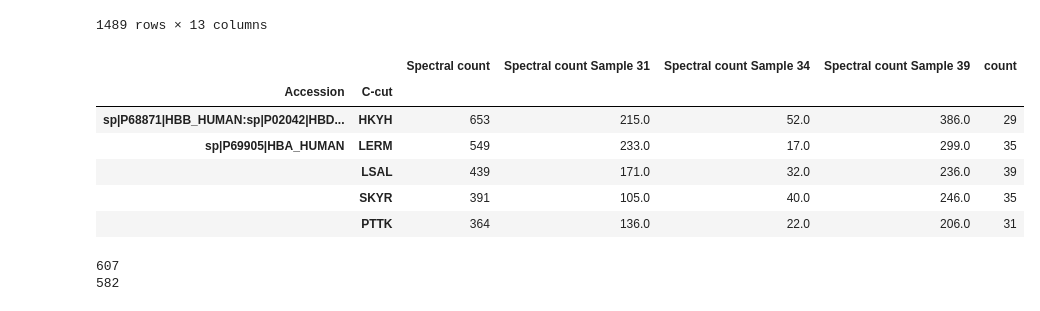
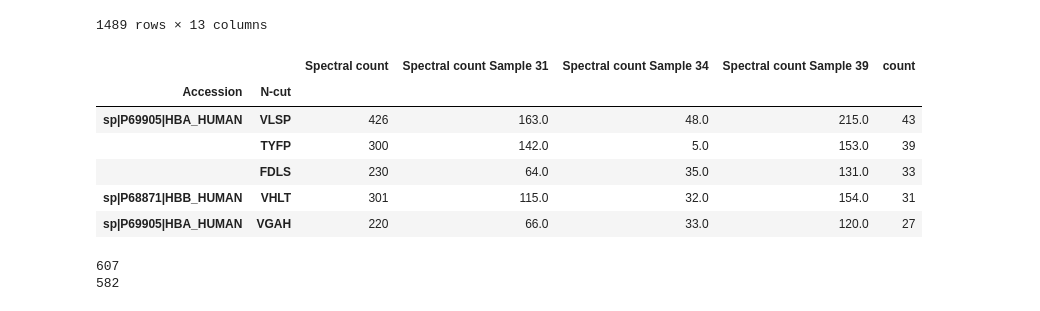
Before and after one commit to ErikHartman/peptidomic_py, a Jupyter notebook: in_group_analysis_erik.ipynb, the cells around one changed output. Saved outputs shown, nothing was run; the diff lists cells and outputs as text; code cells hidden in the pictures.

```diff
--- a/in_group_analysis_erik.ipynb
+++ b/in_group_analysis_erik.ipynb
@@ -555,23 +545,23 @@ df.sort_values(['Spectral count'], ascending=False)
 # %%
 #Here we sort on the C and N-cut
 
 df_N=df.groupby(['Accession', 'N-cut']).sum()
 df_N=df_N.sort_values(['count'], ascending=False)
 df_N=df_N.drop(['Mass','Length','RT'], axis=1)
 #sorted by accession and then C-cut. KGEE is found 48 times in APOC2
 df_C=df.groupby(['Accession', 'C-cut']).sum()
 df_C=df_C.drop(['Mass','Length','RT'], axis=1)
 df_C=df_C.sort_values(['Spectral count'], ascending=False)
 
-df_C.head()
+df_N.head()
 # %% [output]
 |  |  | Spectral count | Spectral count Sample 31 | Spectral count Sample 34 | Spectral count Sample 39 | count |
-| Accession | C-cut |  |  |  |  |  |
-| sp|P68871|HBB_HUMAN:sp|P02042|HBD... | HKYH | 653 | 215.0 | 52.0 | 386.0 | 29 |
-| sp|P69905|HBA_HUMAN | LERM | 549 | 233.0 | 17.0 | 299.0 | 35 |
-|  | LSAL | 439 | 171.0 | 32.0 | 236.0 | 39 |
-|  | SKYR | 391 | 105.0 | 40.0 | 246.0 | 35 |
-|  | PTTK | 364 | 136.0 | 22.0 | 206.0 | 31 |
+| Accession | N-cut |  |  |  |  |  |
+| sp|P69905|HBA_HUMAN | VLSP | 426 | 163.0 | 48.0 | 215.0 | 43 |
+|  | TYFP | 300 | 142.0 | 5.0 | 153.0 | 39 |
+|  | FDLS | 230 | 64.0 | 35.0 | 131.0 | 33 |
+| sp|P68871|HBB_HUMAN | VHLT | 301 | 115.0 | 32.0 | 154.0 | 31 |
+| sp|P69905|HBA_HUMAN | VGAH | 220 | 66.0 | 33.0 | 120.0 | 27 |
 # %%
 #These graphs show how the variation of N/C-GROUPS vary in a sample. As seen, it's not linear but exponential.
 
```
Also changed, not shown: parts of 6 cells of this notebook, 2 other files.
